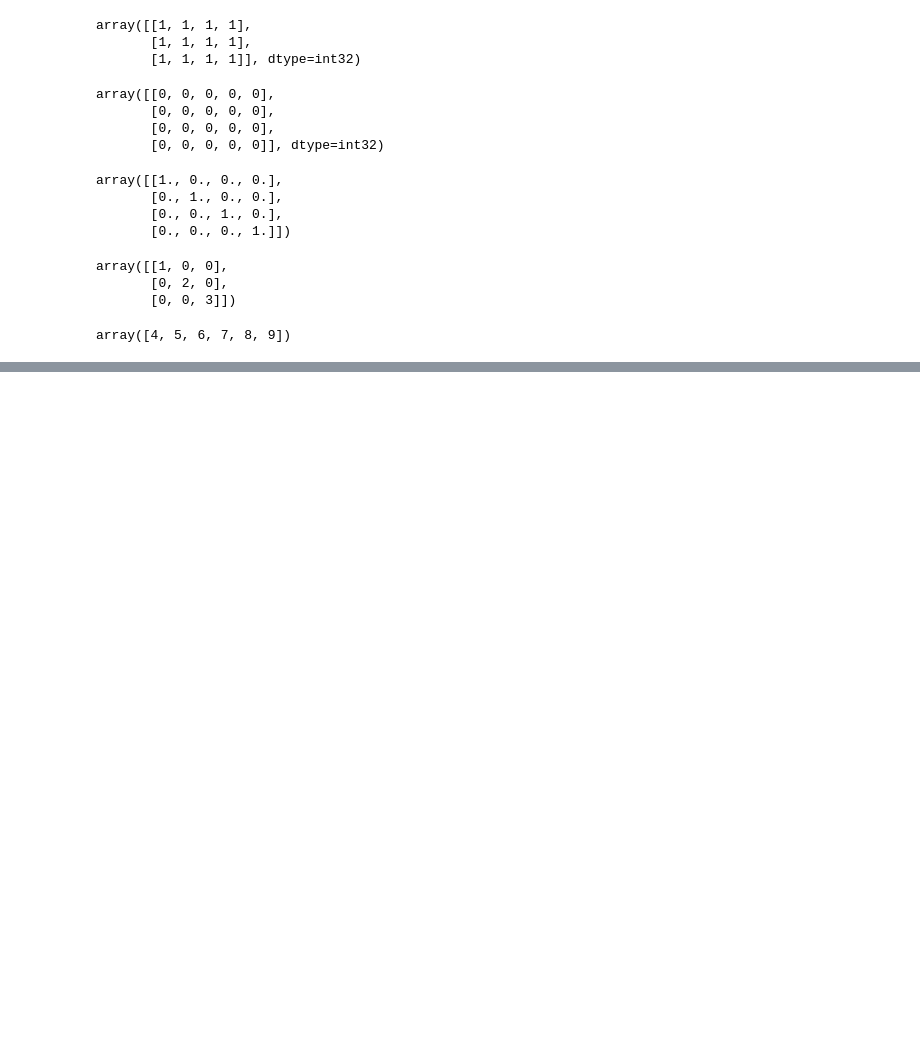
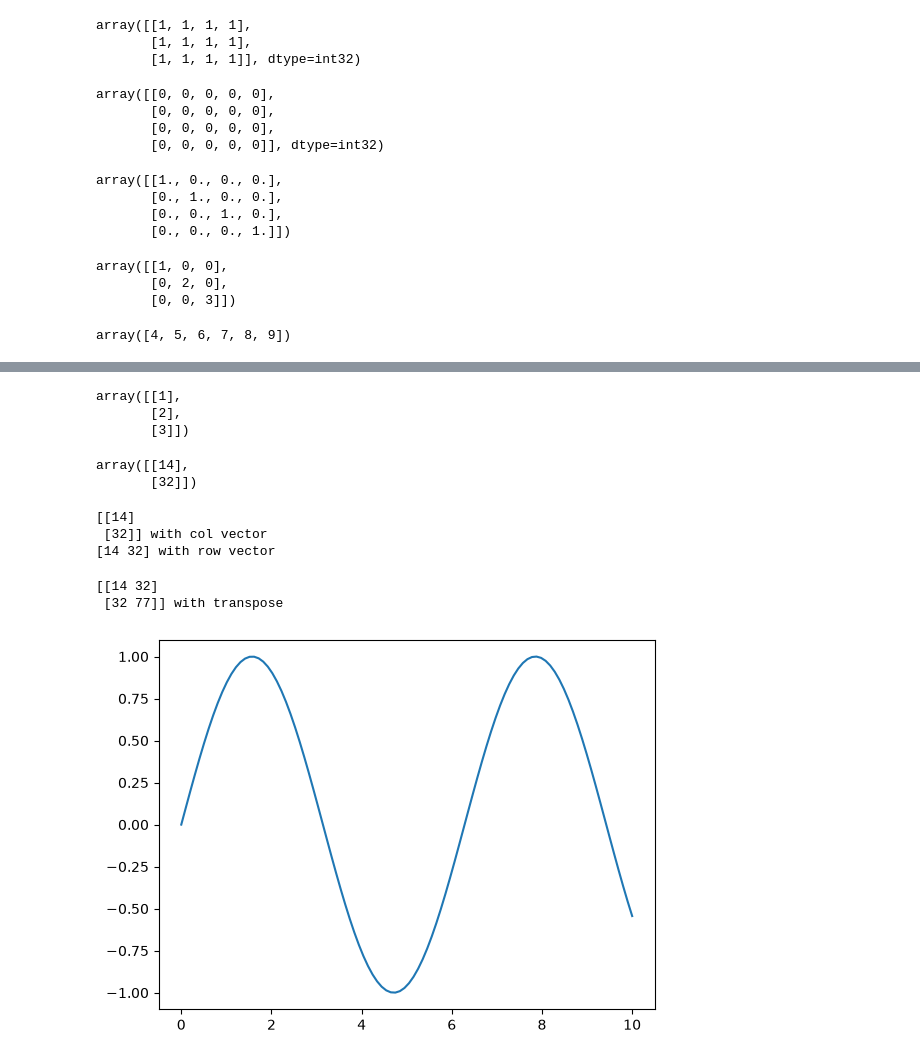
Before and after one commit to arjun289/ml-engineer-path, a Jupyter notebook: ml_frameworks/pytorch/notebooks/numpy_practice.ipynb, the cells around one changed output, grey strips where cells are left out. Saved outputs shown, nothing was run; the diff lists cells and outputs as text; code cells hidden in the pictures; blank space fills up the shorter version.

```diff
--- a/ml_frameworks/pytorch/notebooks/numpy_practice.ipynb
+++ b/ml_frameworks/pytorch/notebooks/numpy_practice.ipynb
@@ -93,0 +271,29 @@ array([4, 5, 6, 7, 8, 9])
+# %%
+row_vector = np.array([1,2,3])
+row_vector
+col_vector = row_vector.reshape([-1,1])
+col_vector
+# %% [output]
+array([[1],
+       [2],
+       [3]])
+# %%
+matrix = np.array([[1, 2, 3],
+                   [4, 5, 6]])
+result = np.matmul(matrix, col_vector)
+result
+# %% [output]
+array([[14],
+       [32]])
+# %%
+print(matrix @ col_vector, "with col vector")
+print(matrix @ row_vector, "with row vector")
+# %% [output]
+[[14]
+ [32]] with col vector
+[14 32] with row vector
+# %%
+print(matrix @ matrix.transpose(), "with transpose")
+# %% [output]
+[[14 32]
+ [32 77]] with transpose
@@ -93,0 +302,7 @@ array([4, 5, 6, 7, 8, 9])
+# %%
+x = np.linspace(0, 10, 100)
+plt.plot(x, np.sin(x))
+
+plt.show()
+# %% [output]
+[figure, added]
```
Also changed, not shown: parts of 18 cells of this notebook, 3 other files.
